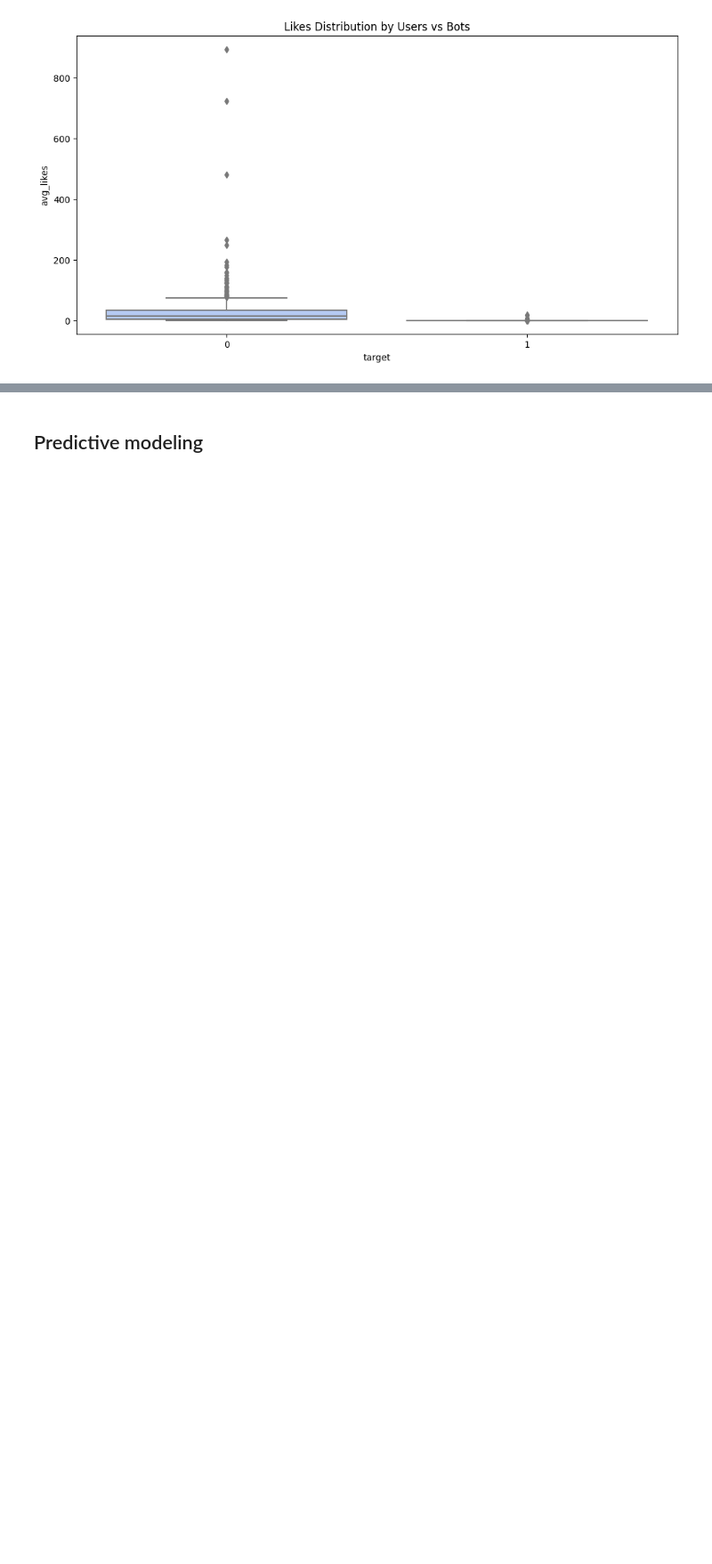
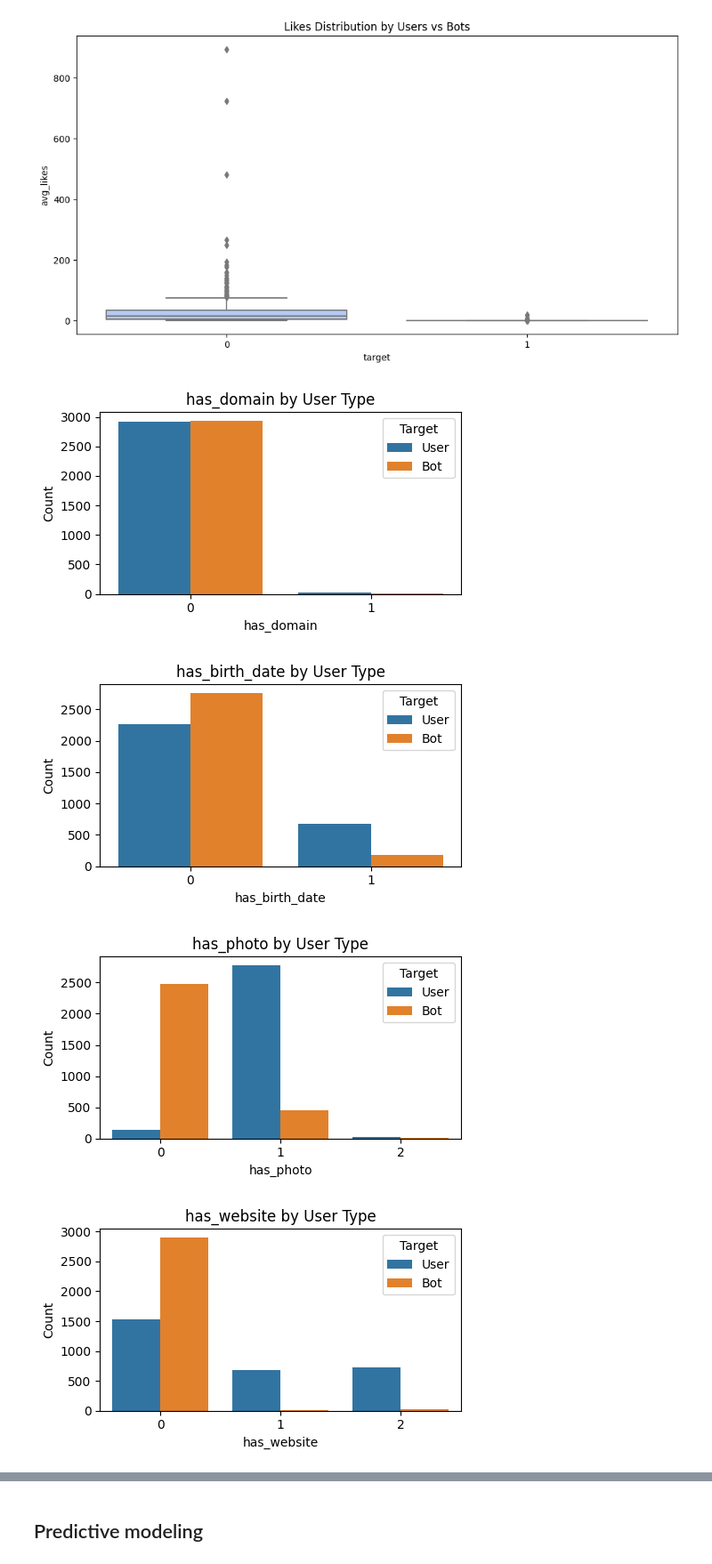
Before and after one commit to lalitssonawane/ineuron-internship, a Jupyter notebook: user-vs-bot-classification-ml-96-60.ipynb, the cells around one changed output, grey strips where cells are left out. Shown at 89% size. Cells and saved outputs as stored; diff of their text form; code cells hidden in the pictures; blank space fills up the shorter version.

Commit message:
Kaggle Notebook | User vs Bot Classification|ML|96.60% | Version 2

```diff
--- a/user-vs-bot-classification-ml-96-60.ipynb
+++ b/user-vs-bot-classification-ml-96-60.ipynb
@@ -198,3 +198,27 @@ plt.title("Likes Distribution by Users vs Bots")
 plt.show()
 # %% [output]
 [figure]
+# %%
+binary_cols = [
+    'has_domain', 'has_birth_date', 'has_photo', 'has_website', 'has_nickname',
+    'has_maiden_name', 'has_mobile', 'has_interests', 'has_books', 'has_tv',
+    'has_quotes', 'has_about', 'has_games', 'has_movies', 'has_activities',
+    'has_music', 'has_hometown', 'has_career', 'has_military_service',
+    'has_universities', 'has_schools', 'has_relatives', 'has_occupation',
+    'has_personal_data', 'has_status'
+]
+
+for col in binary_cols:
+    plt.figure(figsize=(5, 3))
+    sns.countplot(data=df, x=col, hue='target')
+    plt.title(f"{col} by User Type")
+    plt.xlabel(col)
+    plt.ylabel("Count")
+    plt.legend(title='Target', labels=['User', 'Bot'])
+    plt.tight_layout()
+    plt.show()
+# %% [output]
+[figure, added]
+[figure, added]
+[figure, added]
+[figure, added]
```
Also changed, not shown: parts of 10 cells of this notebook.
